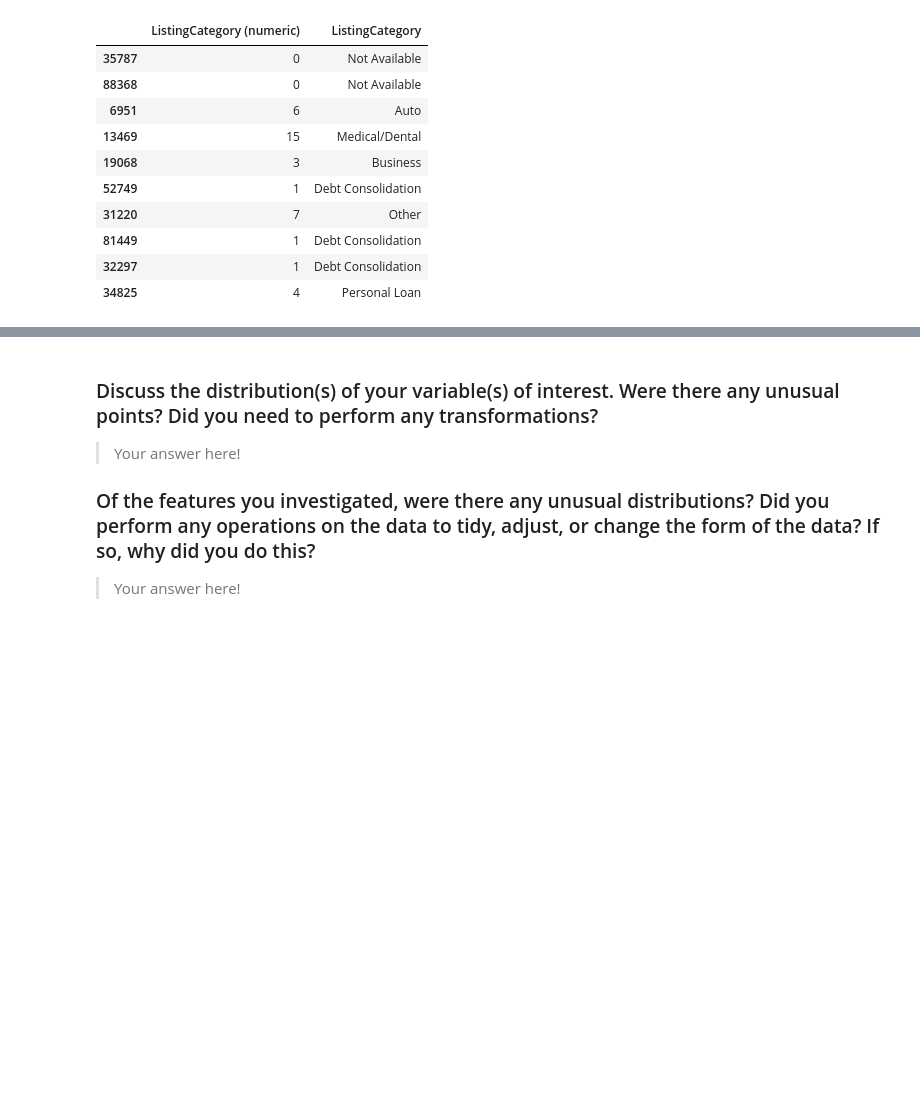
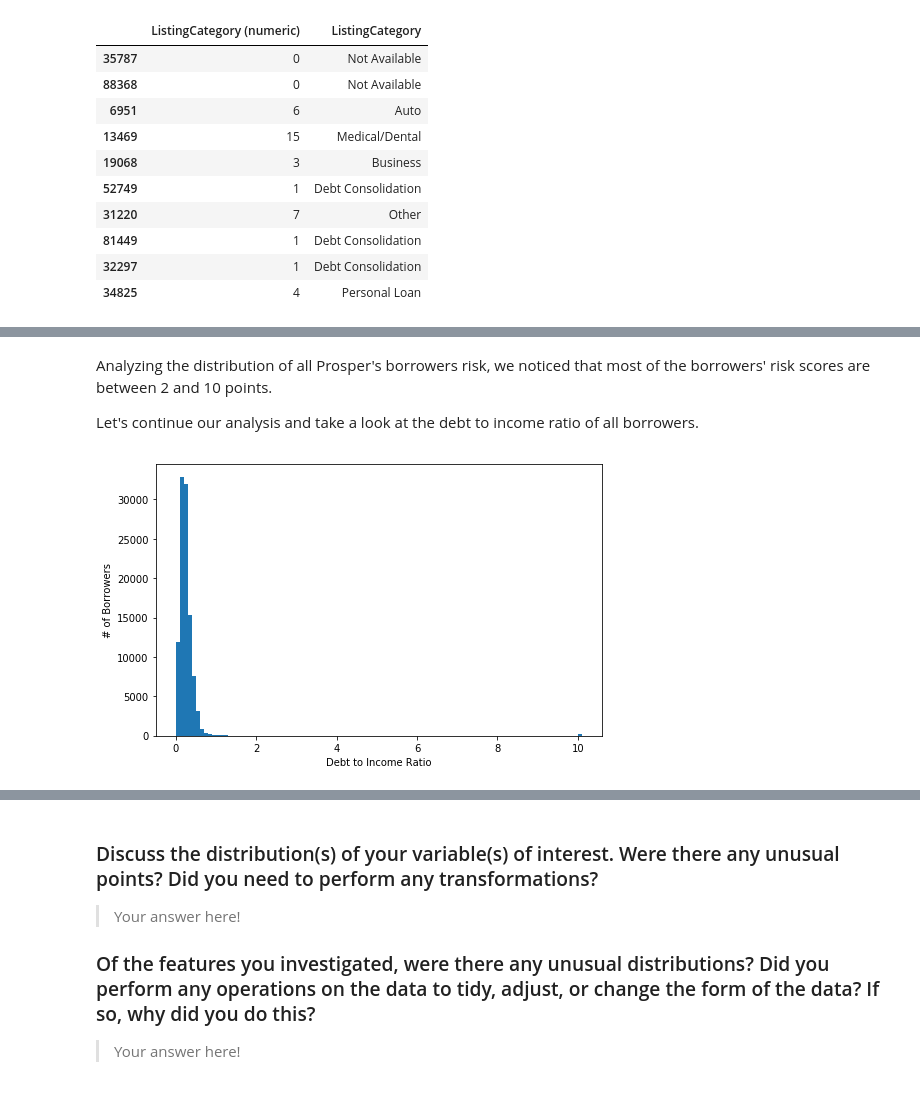
Before and after one commit to Ali-Elganzory/prosper-loans, a Jupyter notebook: prosperLoan_data_exploration.ipynb, the cells around one changed output, grey strips where cells are left out. Cells and saved outputs as stored; diff of their text form; code cells hidden in the pictures; blank space fills up the shorter version.

```diff
--- a/prosperLoan_data_exploration.ipynb
+++ b/prosperLoan_data_exploration.ipynb
@@ -184,0 +227,15 @@ you plan on investigating next.
+# %% [markdown]
+Analyzing the distribution of all Prosper's borrowers risk, we noticed that most of the borrowers' risk scores are between 2 and 10 points.
+
+Let's continue our analysis and take a look at the debt to income ratio of all borrowers.
+# %%
+# Plot a standard-scaled plot for DebtToIncomeRatio
+binsize = 0.1
+bins = np.arange(0, loan_df['DebtToIncomeRatio'].max()+binsize, binsize)
+
+plt.figure(figsize=[8, 5])
+plt.hist(data = loan_df, x = 'DebtToIncomeRatio', bins = bins)
+plt.xlabel('Debt to Income Ratio')
+plt.ylabel('# of Borrowers');
+# %% [output]
+[figure, added]
```
Also changed, not shown: parts of 26 cells of this notebook.
